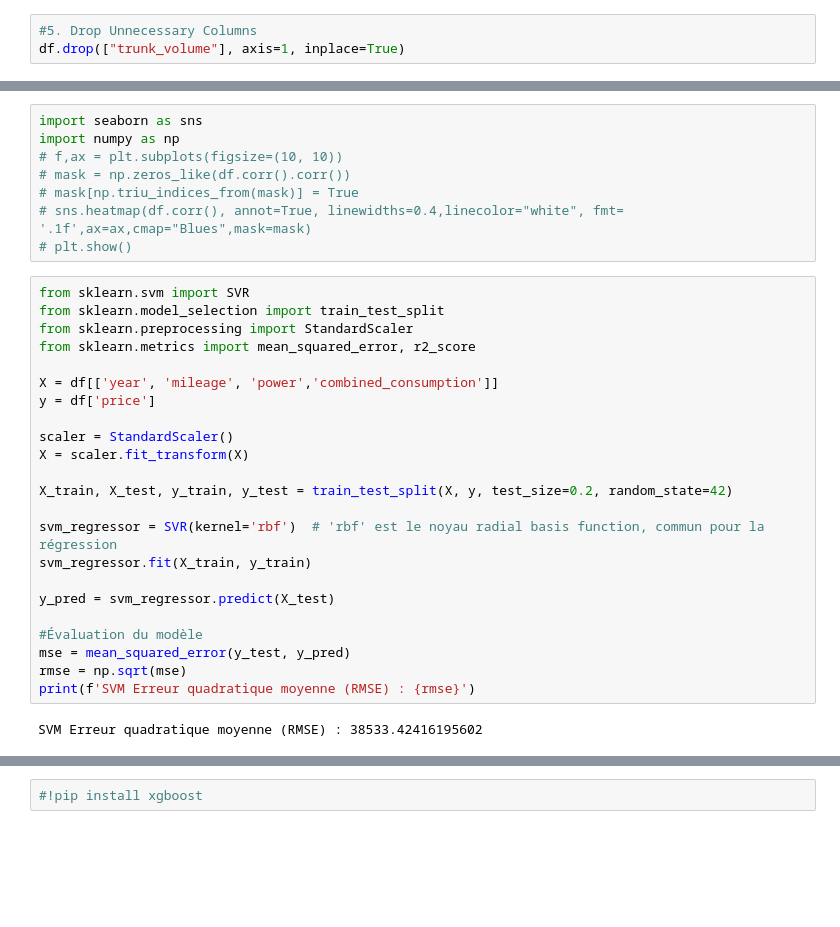
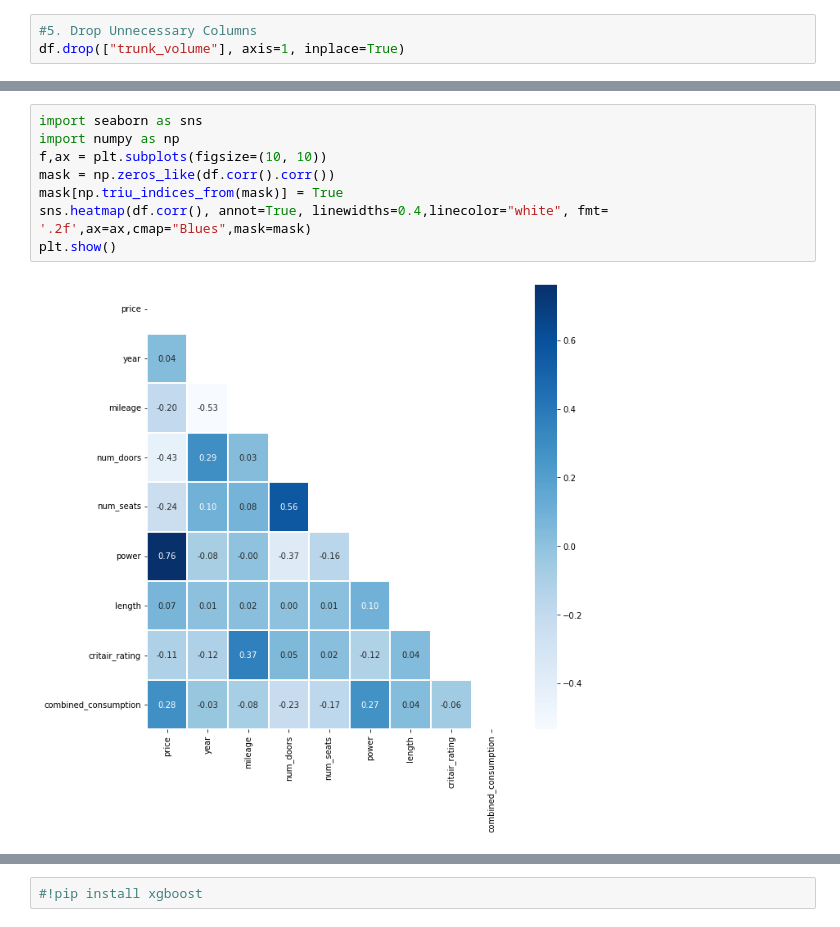
Before and after one commit to asndiallo/PricePilot, a Jupyter notebook: ML.ipynb, the cells around one changed output, grey strips where cells are left out. Drawn from its saved outputs; the diff is of its cells as text; blank space fills up the shorter version.

```diff
--- a/ML.ipynb
+++ b/ML.ipynb
@@ -171,33 +196,10 @@ import seaborn as sns
 # %%
 import seaborn as sns
 import numpy as np
-# f,ax = plt.subplots(figsize=(10, 10))
-# mask = np.zeros_like(df.corr().corr())
-# mask[np.triu_indices_from(mask)] = True
-# sns.heatmap(df.corr(), annot=True, linewidths=0.4,linecolor="white", fmt= '.1f',ax=ax,cmap="Blues",mask=mask)
-# plt.show()
+f,ax = plt.subplots(figsize=(10, 10))
+mask = np.zeros_like(df.corr().corr())
+mask[np.triu_indices_from(mask)] = True
+sns.heatmap(df.corr(), annot=True, linewidths=0.4,linecolor="white", fmt= '.2f',ax=ax,cmap="Blues",mask=mask)
+plt.show()
+# %% [output]
+[figure, added]
-# %%
-from sklearn.svm import SVR
-from sklearn.model_selection import train_test_split
-from sklearn.preprocessing import StandardScaler
-from sklearn.metrics import mean_squared_error, r2_score
-
-X = df[['year', 'mileage', 'power','combined_consumption']]
-y = df['price']
-
-scaler = StandardScaler()
-X = scaler.fit_transform(X)
-
-X_train, X_test, y_train, y_test = train_test_split(X, y, test_size=0.2, random_state=42)
-
-svm_regressor = SVR(kernel='rbf')  # 'rbf' est le noyau radial basis function, commun pour la régression
-svm_regressor.fit(X_train, y_train)
-
-y_pred = svm_regressor.predict(X_test)
-
-#Évaluation du modèle
-mse = mean_squared_error(y_test, y_pred)
-rmse = np.sqrt(mse)
-print(f'SVM Erreur quadratique moyenne (RMSE) : {rmse}')
-# %% [output]
-SVM Erreur quadratique moyenne (RMSE) : 38533.42416195602
```
Also changed, not shown: parts of 26 cells of this notebook, 1 other file.
